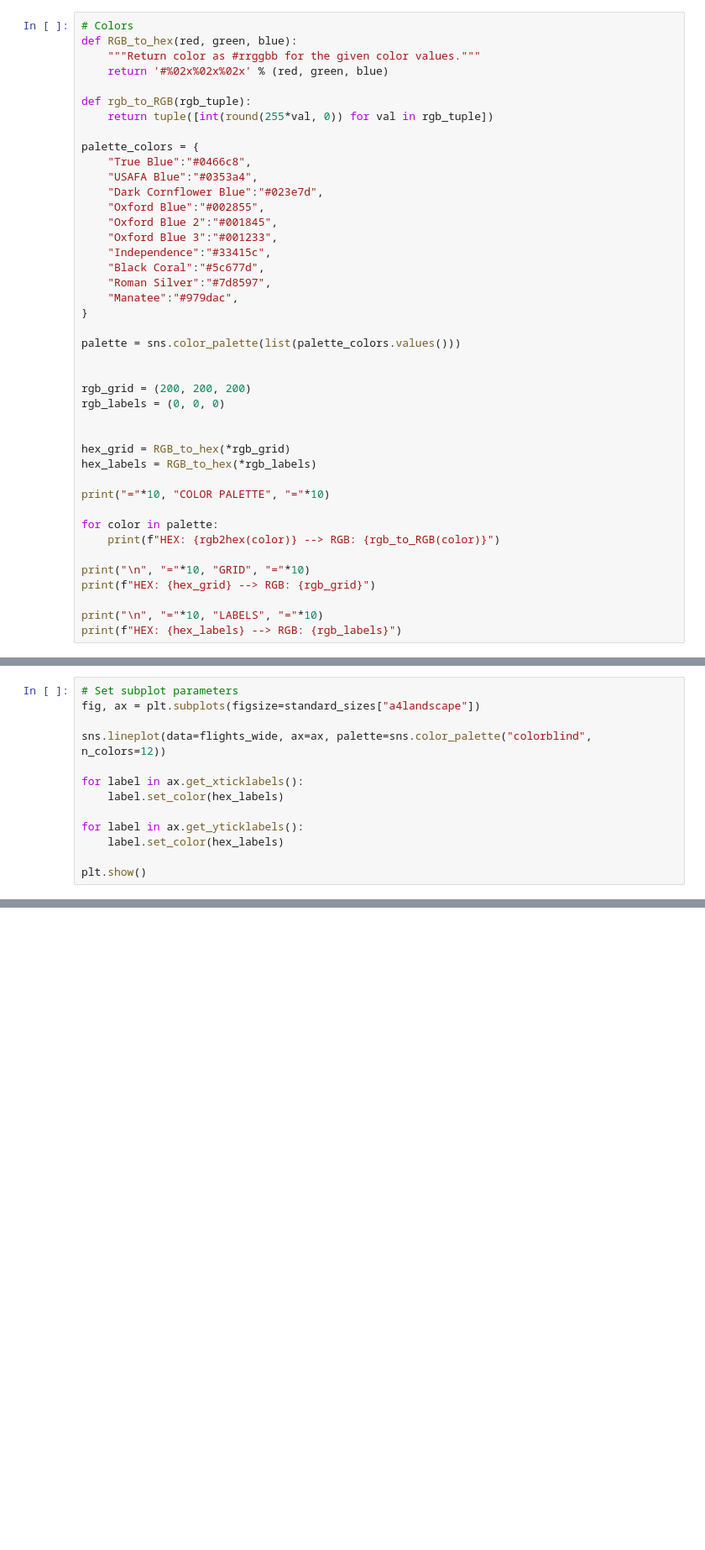
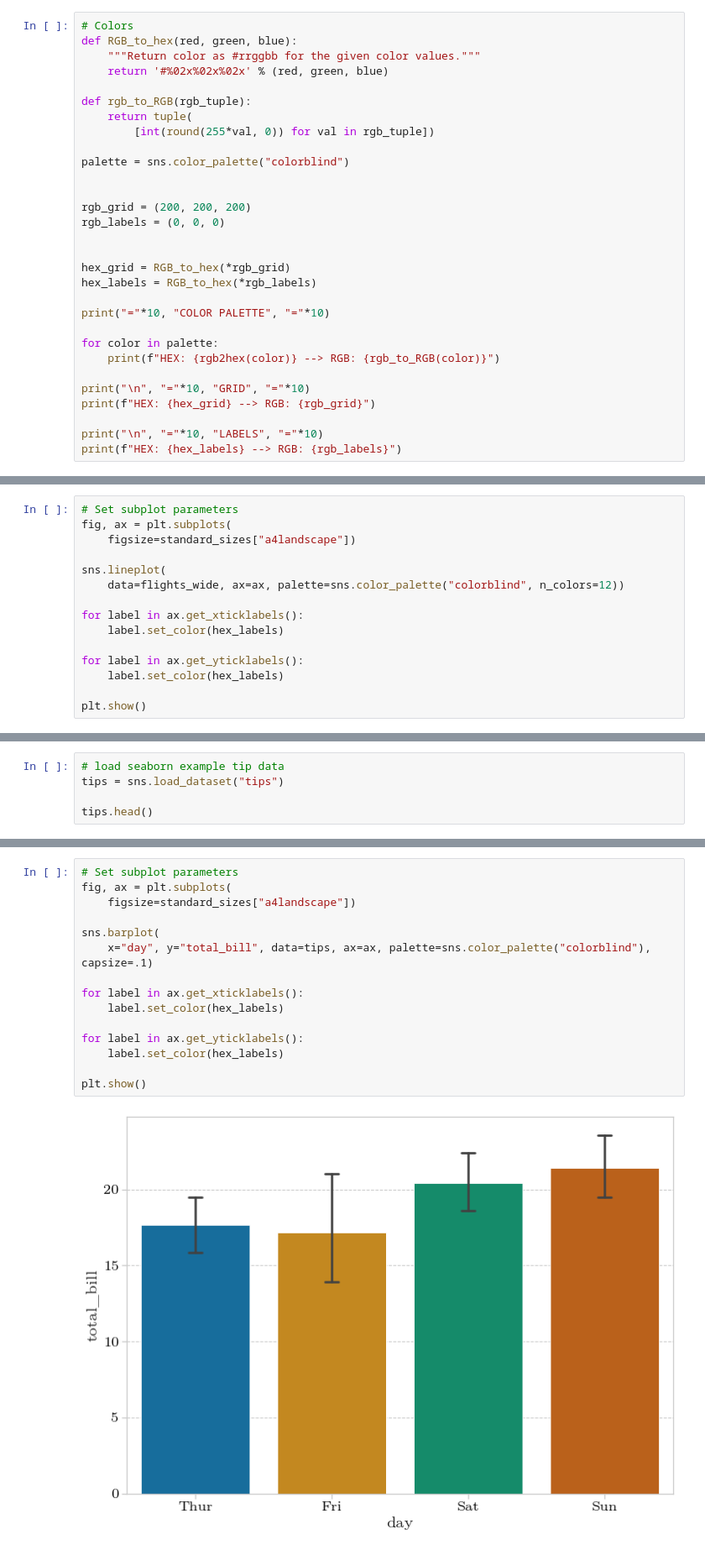
Before and after one commit to RLI-sandbox/open_bea-plot-design, a Jupyter notebook: plot-design/plot-design.ipynb, the cells around one changed output, grey strips where cells are left out. Shown at 84% size. Cells and saved outputs as stored; diff of their text form; blank space fills up the shorter version.

Commit message:
added bar and scatter plot

```diff
--- a/plot-design/plot-design.ipynb
+++ b/plot-design/plot-design.ipynb
@@ -57,22 +48,10 @@ def RGB_to_hex(red, green, blue):
     return '#%02x%02x%02x' % (red, green, blue)
 
 def rgb_to_RGB(rgb_tuple):
-    return tuple([int(round(255*val, 0)) for val in rgb_tuple])
+    return tuple(
+        [int(round(255*val, 0)) for val in rgb_tuple])
 
-palette_colors = {
-    "True Blue":"#0466c8",
-    "USAFA Blue":"#0353a4",
-    "Dark Cornflower Blue":"#023e7d",
-    "Oxford Blue":"#002855",
-    "Oxford Blue 2":"#001845",
-    "Oxford Blue 3":"#001233",
-    "Independence":"#33415c",
-    "Black Coral":"#5c677d",
-    "Roman Silver":"#7d8597",
-    "Manatee":"#979dac",
-}
-
-palette = sns.color_palette(list(palette_colors.values()))
+palette = sns.color_palette("colorblind")
 
 
 rgb_grid = (200, 200, 200)
@@ -138,9 +138,11 @@ sns.set_theme(
     style=style, font=font, font_scale=font_scale, palette=palette, rc=rc_theme)
 # %%
 # Set subplot parameters
-fig, ax = plt.subplots(figsize=standard_sizes["a4landscape"])
+fig, ax = plt.subplots(
+    figsize=standard_sizes["a4landscape"])
 
-sns.lineplot(data=flights_wide, ax=ax, palette=sns.color_palette("colorblind", n_colors=12))
+sns.lineplot(
+    data=flights_wide, ax=ax, palette=sns.color_palette("colorblind", n_colors=12))
 
 for label in ax.get_xticklabels():
     label.set_color(hex_labels)
@@ -173,0 +178,5 @@ KeysView(RcParams({'_internal.classic_mode': False,
+# %%
+# load seaborn example tip data
+tips = sns.load_dataset("tips")
+
+tips.head()
@@ -173,0 +190,17 @@ KeysView(RcParams({'_internal.classic_mode': False,
+# %%
+# Set subplot parameters
+fig, ax = plt.subplots(
+    figsize=standard_sizes["a4landscape"])
+
+sns.barplot(
+    x="day", y="total_bill", data=tips, ax=ax, palette=sns.color_palette("colorblind"), capsize=.1)
+
+for label in ax.get_xticklabels():
+    label.set_color(hex_labels)
+
+for label in ax.get_yticklabels():
+    label.set_color(hex_labels)
+
+plt.show()
+# %% [output]
+[figure, added]
```
Also changed, not shown: parts of 14 cells of this notebook, 1 other file.
